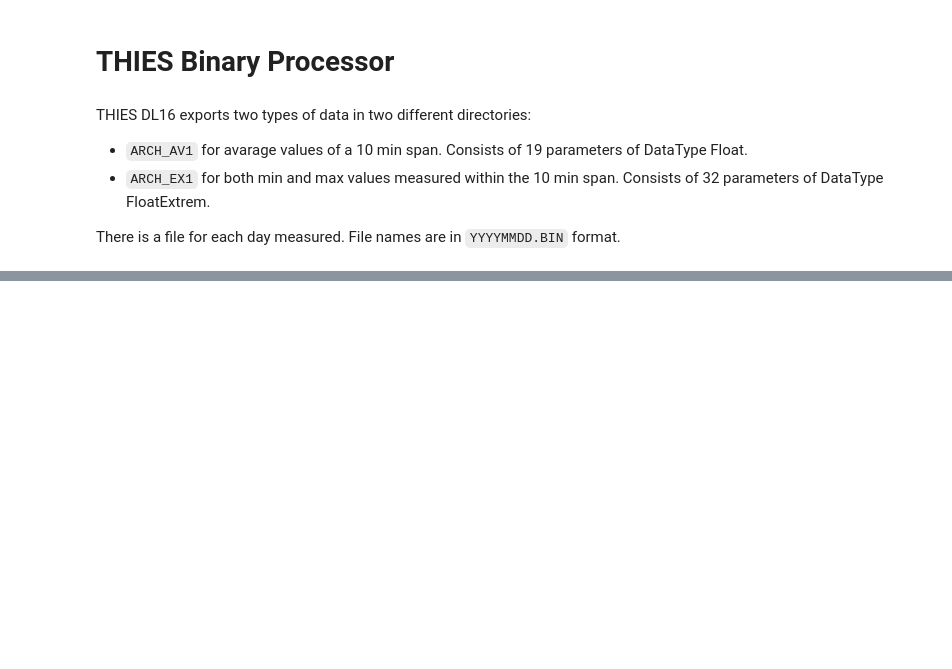
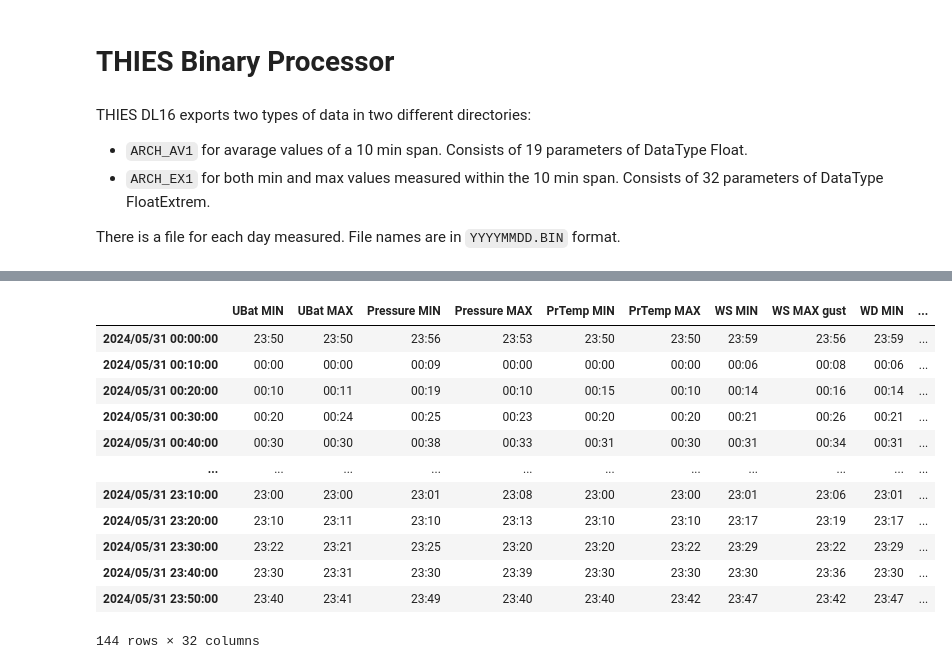
Before and after one commit to raxlab/thies-bin-processor, a Jupyter notebook: bin2txt.ipynb, the cells around one changed output, grey strips where cells are left out. Saved outputs shown, nothing was run; the diff lists cells and outputs as text; code cells hidden in the pictures; blank space fills up the shorter version.

```diff
--- a/bin2txt.ipynb
+++ b/bin2txt.ipynb
@@ -370 +209,18 @@ data2
 144 rows × 32 columns
+# %%
+# At what time was the MAX/MIN measurment taken (hh:mm)
+data2.datesDF
+# %% [output]
+|  | UBat MIN | UBat MAX | Pressure MIN | Pressure MAX | PrTemp MIN | PrTemp MAX | WS MIN | WS MAX gust | WD MIN | ... |
+| 2024/05/31 00:00:00 | 23:50 | 23:50 | 23:56 | 23:53 | 23:50 | 23:50 | 23:59 | 23:56 | 23:59 | ... |
+| 2024/05/31 00:10:00 | 00:00 | 00:00 | 00:09 | 00:00 | 00:00 | 00:00 | 00:06 | 00:08 | 00:06 | ... |
+| 2024/05/31 00:20:00 | 00:10 | 00:11 | 00:19 | 00:10 | 00:15 | 00:10 | 00:14 | 00:16 | 00:14 | ... |
+| 2024/05/31 00:30:00 | 00:20 | 00:24 | 00:25 | 00:23 | 00:20 | 00:20 | 00:21 | 00:26 | 00:21 | ... |
+| 2024/05/31 00:40:00 | 00:30 | 00:30 | 00:38 | 00:33 | 00:31 | 00:30 | 00:31 | 00:34 | 00:31 | ... |
+| ... | ... | ... | ... | ... | ... | ... | ... | ... | ... | ... |
+| 2024/05/31 23:10:00 | 23:00 | 23:00 | 23:01 | 23:08 | 23:00 | 23:00 | 23:01 | 23:06 | 23:01 | ... |
+| 2024/05/31 23:20:00 | 23:10 | 23:11 | 23:10 | 23:13 | 23:10 | 23:10 | 23:17 | 23:19 | 23:17 | ... |
+| 2024/05/31 23:30:00 | 23:22 | 23:21 | 23:25 | 23:20 | 23:20 | 23:22 | 23:29 | 23:22 | 23:29 | ... |
+| 2024/05/31 23:40:00 | 23:30 | 23:31 | 23:30 | 23:39 | 23:30 | 23:30 | 23:30 | 23:36 | 23:30 | ... |
+| 2024/05/31 23:50:00 | 23:40 | 23:41 | 23:49 | 23:40 | 23:40 | 23:42 | 23:47 | 23:42 | 23:47 | ... |
+144 rows × 32 columns
```
Also changed, not shown: parts of 22 cells of this notebook.
